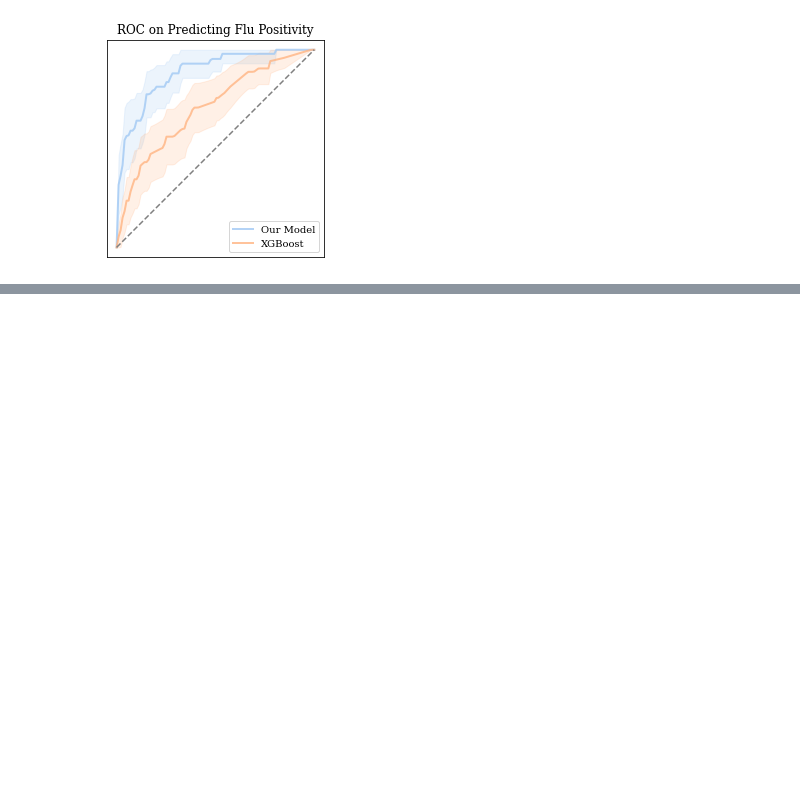
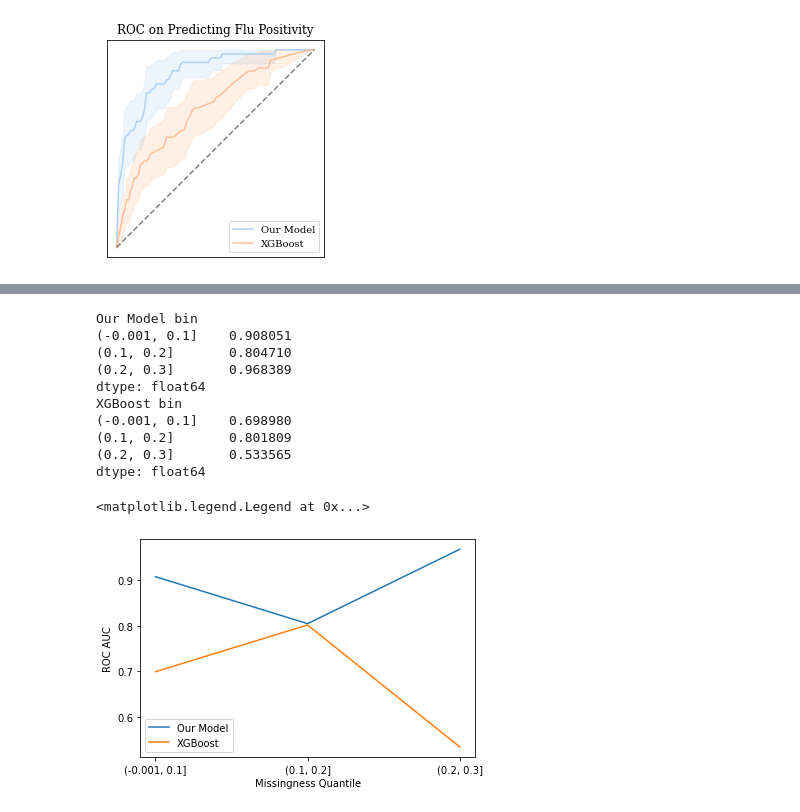
Before and after one commit to behavioral-data/Homekit2020, a Jupyter notebook: notebooks/mam/kdd2022-viz/curve-plots.ipynb, the cells around one changed output, grey strips where cells are left out. Drawn from its saved outputs; the diff is of its cells as text; code cells hidden in the pictures; blank space fills up the shorter version.

```diff
--- a/notebooks/mam/kdd2022-viz/curve-plots.ipynb
+++ b/notebooks/mam/kdd2022-viz/curve-plots.ipynb
@@ -173,7 +200,7 @@ plt.savefig("reports/kdd2022/pretraining-results.pdf", bbox_inches="tight")
 FLU_RUNS = {
     "Our Model":"z0nbehr0",
     "XGBoost":"7r8nxjo5",
-    # "CNN":"ko9zy18b"
+    "CNN":"ko9zy18b"
 }
 # %%
 with plt.style.context('/homes/gws/mikeam/seattleflustudy/src/visualization/stylesheets/paper.mplstyle'):
@@ -227,0 +318,31 @@ FLU_RUNS_ALL = {
+# %%
+def safe_roc(x,y):
+    try:
+        return roc_auc_score(x,y)
+    except ValueError:
+        return np.nan
+
+bins = np.linspace(0,0.3,4)
+for k,df in flu_pos.items():
+    df["missing_perc"] = df["missing_heartrate"] / (24*60)
+    df["bin"] =  pd.cut(df["missing_perc"], bins=bins, include_lowest=True).cat.remove_unused_categories()
+
+    rocs = df.groupby("bin").apply(lambda x: safe_roc(x["label"],x["pred"]))
+    print(k,rocs)
+    plt.plot(rocs.index.astype(str), rocs,label=k)
+    plt.xlabel("Missingness Quantile")
+    plt.ylabel("ROC AUC")
+plt.legend()
+# %% [output]
+Our Model bin
+(-0.001, 0.1]    0.908051
+(0.1, 0.2]       0.804710
+(0.2, 0.3]       0.968389
+dtype: float64
+XGBoost bin
+(-0.001, 0.1]    0.698980
+(0.1, 0.2]       0.801809
+(0.2, 0.3]       0.533565
+dtype: float64
+<matplotlib.legend.Legend at 0x...>
+[figure, added]
```
Also changed, not shown: parts of 18 cells of this notebook, 3 other files.
